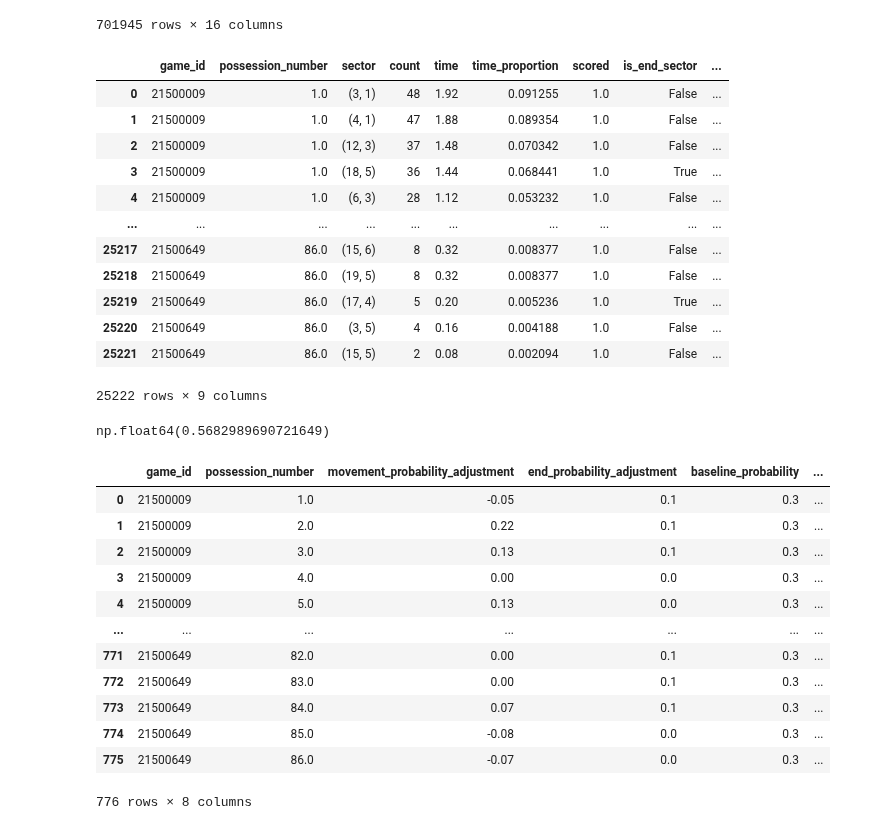
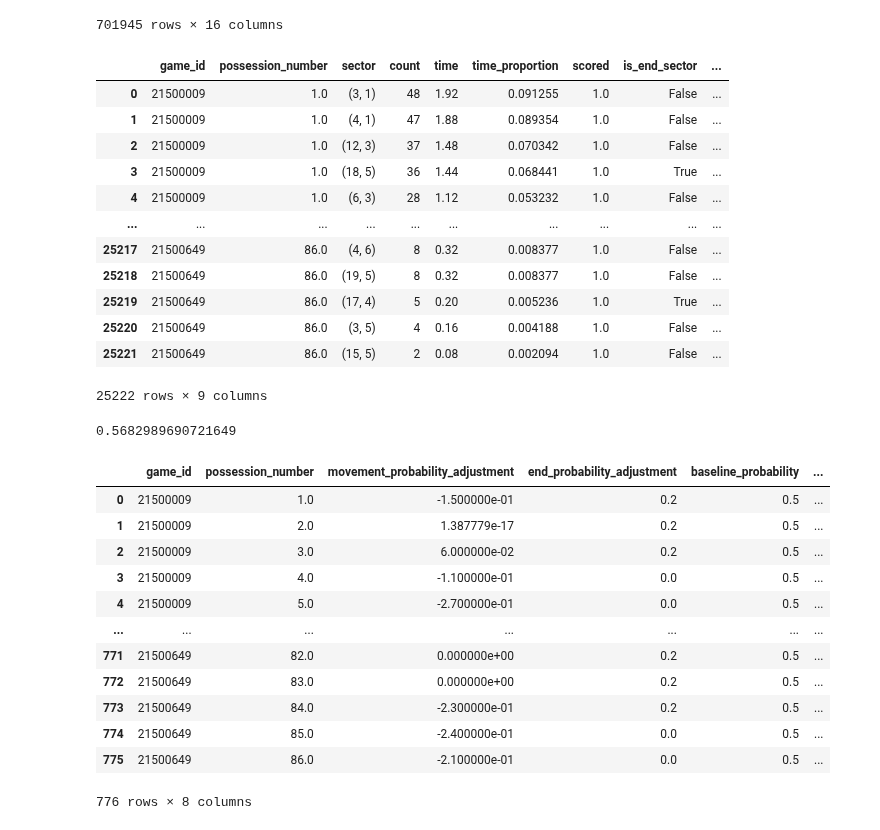
Before and after one commit to Channertheman/NBA_Analysis, a Jupyter notebook: Simulation_construction.ipynb, the cells around one changed output. Drawn from its saved outputs; the diff is of its cells as text; code cells hidden in the pictures.

```diff
--- a/Simulation_construction.ipynb
+++ b/Simulation_construction.ipynb
@@ -319,7 +348,7 @@ array([0.99550373, 0.89090318, 0.99550373, 0.99849882, 0.93086158,
 # %%
 #Shelf this for now, develop heuristic method first
 # %%
-cleaned = pd.read_csv("multi_game_data\multi_game_data_half_court_filtered.csv")
+cleaned = pd.read_csv("multi_game_data/multi_game_data_half_court_filtered.csv")
 # %%
 cleaned
 # %% [output]
@@ -408,7 +437,7 @@ visited_posssessions
 | 3 | 21500009 | 1.0 | (18, 5) | 36 | 1.44 | 0.068441 | 1.0 | True | ... |
 | 4 | 21500009 | 1.0 | (6, 3) | 28 | 1.12 | 0.053232 | 1.0 | False | ... |
 | ... | ... | ... | ... | ... | ... | ... | ... | ... | ... |
-| 25217 | 21500649 | 86.0 | (15, 6) | 8 | 0.32 | 0.008377 | 1.0 | False | ... |
+| 25217 | 21500649 | 86.0 | (4, 6) | 8 | 0.32 | 0.008377 | 1.0 | False | ... |
 | 25218 | 21500649 | 86.0 | (19, 5) | 8 | 0.32 | 0.008377 | 1.0 | False | ... |
 | 25219 | 21500649 | 86.0 | (17, 4) | 5 | 0.20 | 0.005236 | 1.0 | True | ... |
 | 25220 | 21500649 | 86.0 | (3, 5) | 4 | 0.16 | 0.004188 | 1.0 | False | ... |
@@ -419,7 +448,7 @@ possession_scoring = cleaned_binned.groupby(["game_id", "possession_number"], ob
 scoring_possession_proportion = possession_scoring.mean()
 scoring_possession_proportion
 # %% [output]
-np.float64(0.5682989690721649)
+0.5682989690721649
 # %%
 def _sector_effect_lookup(sector, effects):
     if effects is None:
@@ -482,52 +511,55 @@ def create_baseline_scoring_probabilities(
         .reset_index()
     )
 
+    probability_components["movement_probability_adjustment"] = (
+        probability_components["movement_probability_adjustment"].round(10)
+    )
     probability_components["baseline_probability"] = baseline_probability
     probability_components["raw_scoring_probability"] = (
         probability_components["baseline_probability"]
         + probability_components["movement_probability_adjustment"]
         + probability_components["end_probability_adjustment"]
     )
     probability_components["scoring_probability"] = probability_components["raw_scoring_probability"].clip(0, 1)
 
     if scored_col in df.columns:
         actual_scoring = df.groupby(list(possession_cols), observed=False)[scored_col].max().reset_index()
         probability_components = probability_components.merge(actual_scoring, on=list(possession_cols), how="left")
 
     return probability_components
 
 
 # Example effect surfaces. Positive values increase scoring probability; negative values decrease it.
 movement_effects = np.zeros((x_bins, y_bins))
 end_effects = np.zeros((x_bins, y_bins))
 
-movement_effects[12:17, 0:3] = .05
-movement_effects[18:20, 0:4] = .05
-movement_effects[14:20, 7:10] = .01
-movement_effects[10:15, 2:6] = -.01
-movement_effects[15:18, 2:4] = -.01
+movement_effects[12:17, 0:3] = .04
+movement_effects[18:20, 0:4] = .04
+movement_effects[14:20, 7:10] = .03
+movement_effects[10:15, 2:6] = -.03
+movement_effects[15:18, 2:4] = -.03
 
-end_effects[18:20, 4:6] = .10
+end_effects[18:20, 4:6] = .20
 
 baseline_scoring_probabilities = create_baseline_scoring_probabilities(
     visited_posssessions,
     movement_effects=movement_effects,
     end_effects=end_effects,
-    baseline_probability=.30,
+    baseline_probability=.50,
 )
 
 baseline_scoring_probabilities
 # %% [output]
 |  | game_id | possession_number | movement_probability_adjustment | end_probability_adjustment | baseline_probability | ... |
-| 0 | 21500009 | 1.0 | -0.05 | 0.1 | 0.3 | ... |
-| 1 | 21500009 | 2.0 | 0.22 | 0.1 | 0.3 | ... |
-| 2 | 21500009 | 3.0 | 0.13 | 0.1 | 0.3 | ... |
-| 3 | 21500009 | 4.0 | 0.00 | 0.0 | 0.3 | ... |
-| 4 | 21500009 | 5.0 | 0.13 | 0.0 | 0.3 | ... |
+| 0 | 21500009 | 1.0 | -1.500000e-01 | 0.2 | 0.5 | ... |
+| 1 | 21500009 | 2.0 | 1.387779e-17 | 0.2 | 0.5 | ... |
+| 2 | 21500009 | 3.0 | 6.000000e-02 | 0.2 | 0.5 | ... |
+| 3 | 21500009 | 4.0 | -1.100000e-01 | 0.0 | 0.5 | ... |
+| 4 | 21500009 | 5.0 | -2.700000e-01 | 0.0 | 0.5 | ... |
 | ... | ... | ... | ... | ... | ... | ... |
-| 771 | 21500649 | 82.0 | 0.00 | 0.1 | 0.3 | ... |
-| 772 | 21500649 | 83.0 | 0.00 | 0.1 | 0.3 | ... |
-| 773 | 21500649 | 84.0 | 0.07 | 0.1 | 0.3 | ... |
-| 774 | 21500649 | 85.0 | -0.08 | 0.0 | 0.3 | ... |
-| 775 | 21500649 | 86.0 | -0.07 | 0.0 | 0.3 | ... |
+| 771 | 21500649 | 82.0 | 0.000000e+00 | 0.2 | 0.5 | ... |
+| 772 | 21500649 | 83.0 | 0.000000e+00 | 0.2 | 0.5 | ... |
+| 773 | 21500649 | 84.0 | -2.300000e-01 | 0.2 | 0.5 | ... |
+| 774 | 21500649 | 85.0 | -2.400000e-01 | 0.0 | 0.5 | ... |
+| 775 | 21500649 | 86.0 | -2.100000e-01 | 0.0 | 0.5 | ... |
 776 rows × 8 columns
```
Also changed, not shown: parts of 6 cells of this notebook.
